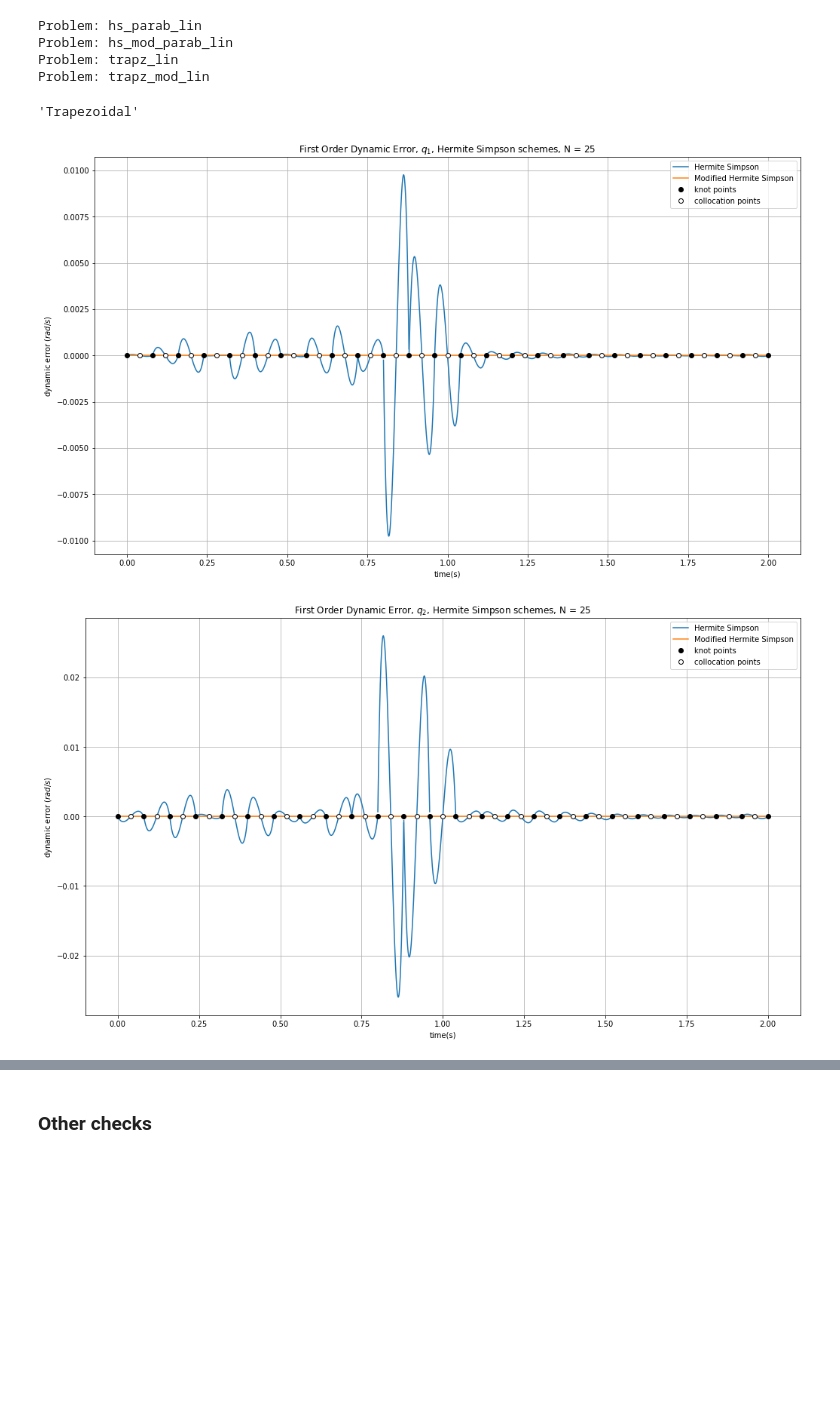
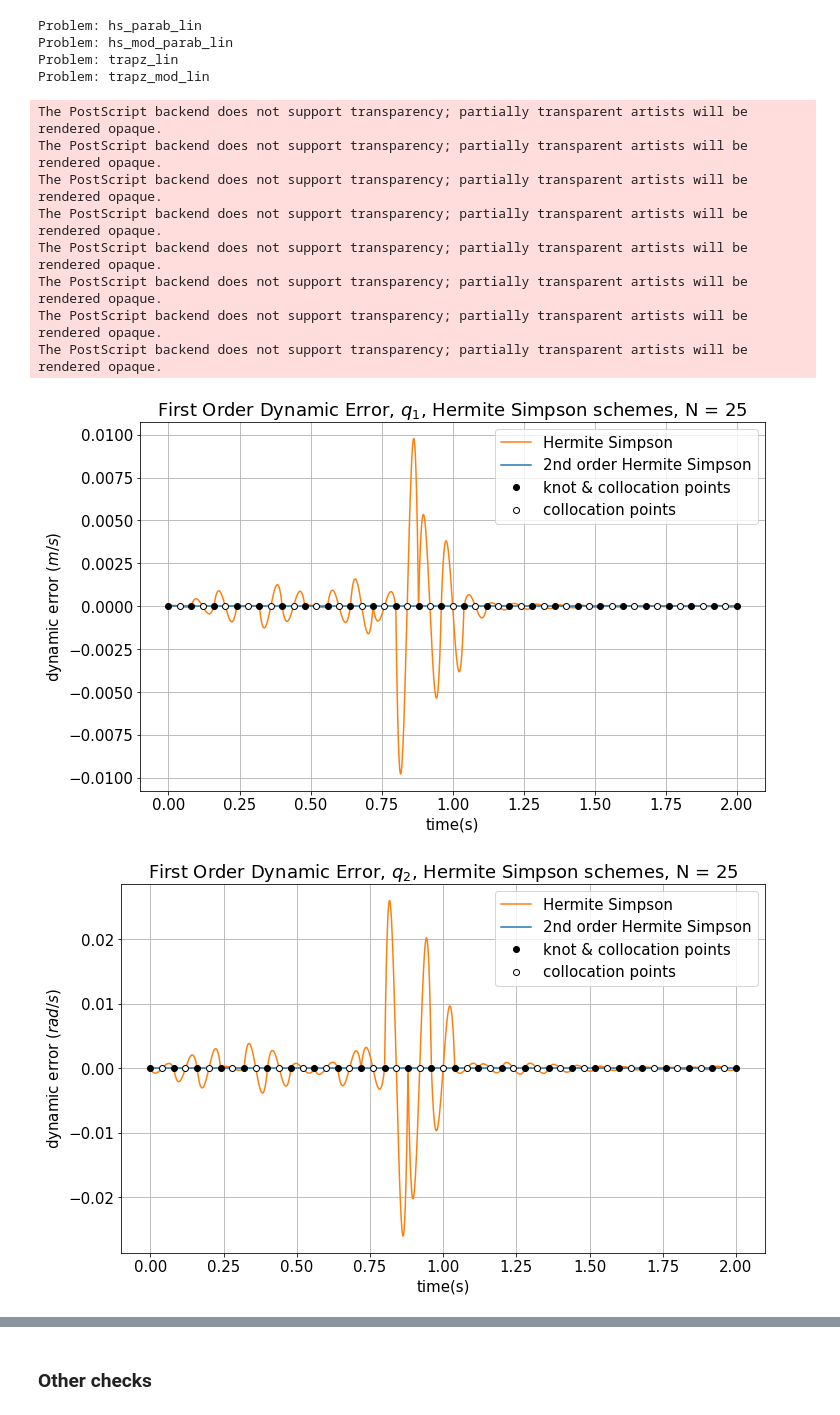
Before and after one commit to AunSiro/Second-Order-Schemes, a Jupyter notebook: Cartpole-Underactuated.ipynb, the cells around one changed output, grey strips where cells are left out. Drawn from its saved outputs; the diff is of its cells as text; code cells hidden in the pictures; blank space fills up the shorter version.

Commit message:
graph changes

```diff
--- a/Cartpole-Underactuated.ipynb
+++ b/Cartpole-Underactuated.ipynb
@@ -352,11 +341,0 @@ trapz_mod_lin 0.013866708278656006
-# %%
-plt.figure(figsize=[16,10])
-labels = ['q1','q2','v1','v2']
-#for ii in range(4):
-ii = 0
-key = 'hs_parab_lin'
-plt.plot(results[key][25]['x'][:,ii], label = labels[ii])
-key = 'hs_mod_parab_lin'
-plt.plot(results[key][25]['x'][:,ii], label = labels[ii])
-plt.grid()
-plt.legend()
@@ -450,10 +428,3 @@ dyn_err_q_hs_lin, dyn_err_v_hs_lin, dyn_err_2_a_hs_lin, dyn_err_2_b_hs_lin = dyn
     u_scheme='parab',
     scheme_params={'u_c':results[key][25]['u_c']},
     n_interp= n_graph)
-# %%
-for ii in range(2):
-    plt.figure(figsize=[14,8])
-    plt.plot(t_arr,-dyn_err_q_hs_lin[:,ii], '-', label = f'q {ii}')
-    plt.plot(np.linspace(0,2,26), np.zeros(26), 'ok')
-    plt.legend()
-    plt.grid()
@@ -527,15 +496,3 @@ def state_error(t_arr, dyn_err, N,):
 def total_state_error(t_arr, dyn_err):
     errors = np.trapz(np.abs(dyn_err), t_arr, axis=0)
     return errors
-# %%
-st_err = state_error(t_arr, dyn_err_2_b_hs_lin, 25)
-plt.figure(figsize=[12,6])
-ii = 0
-plt.plot(np.linspace(0,2,26)[1:],st_err[:,ii], 'o', label = f'q {ii}')
-plt.legend()
-plt.grid()
-plt.figure(figsize=[12,6])
-ii = 1
-plt.plot(np.linspace(0,2,26)[1:],st_err[:,ii], 'o', label = f'q {ii}')
-plt.legend()
-plt.grid()
@@ -627,43 +593,51 @@ Problem: hs_parab_lin
 Problem: hs_mod_parab_lin
 Problem: trapz_lin
 Problem: trapz_mod_lin
-# %%
-titles[0].replace(' ','_')
-# %% [output]
-'Trapezoidal'
+# %%
+plt.rcParams.update({'font.size': 15})
+oct_fig_size = [10,6]
 # %%
 sch = [['hs_parab','hs_mod_parab'],['trapz', 'trapz_mod']]
-tit = [['Hermite Simpson','Modified Hermite Simpson'],['Trapezoidal', 'Modified Trapezoidal']]
-colors = [f'C{ii}' for ii in range(9)]
+tit = [['Hermite Simpson','2nd order Hermite Simpson'],['Trapezoidal', '2nd order Trapezoidal']]
+colors = [f'C{ii}' for ii in [1,0,2,3]]
 n_int = len(t_arr)
 N_hh = [25,50]
 for hh in range(2):
     schemes = sch[hh]
     titles = tit[hh]
     N = N_hh[hh]
     interv_n = (N * t_arr)/2
     for ii in range(2):
-        plt.figure(figsize=[14,8])
+        plt.figure(figsize=oct_fig_size)
         for kk in range(len(schemes)):
             scheme = schemes[kk]
             key = scheme + '_lin'
             cut_p = 0
             for ll in range(1,N+1):
                 jj = np.searchsorted(interv_n, ll)
                 plt.plot(t_arr[cut_p:jj],results[key][N]['err_q_int'][cut_p:jj,ii], '-', c = colors[2*hh+kk], label = titles[kk] if cut_p == 0 else None)
                 cut_p = jj
-        plt.plot(np.linspace(0,2,N+1), np.zeros(N+1), 'ok', label = 'knot points')
+        plt.plot(np.linspace(0,2,N+1), np.zeros(N+1), 'ok', label = 'knot & collocation points')
         if hh == 0:
             plt.plot(np.linspace(0,2,2*N+1)[1::2], np.zeros(N), 'ow', markeredgecolor='k', label = 'collocation points')
         plt.legend()
         plt.grid()
         #plt.ylim([-0.00022, 0.00022])
         plt.title(f'First Order Dynamic Error, $q_{ii+1}$, {titles[0]} schemes, N = {N}')
         plt.xlabel('time(s)')
-        plt.ylabel('dynamic error $(rad/s)$')
+        units = 'm/s' if ii == 0 else'rad/s'
+        plt.ylabel(f'dynamic error $({units})$')
         plt.tight_layout(pad = 0.0)
         sch_type = titles[0].replace(' ','_')
         plt.savefig(f'Cartpole_First_Order_Dynamic_Error_q_{ii+1}_{sch_type}_schemes_N_{N}.eps', format='eps')
 # %% [output]
+The PostScript backend does not support transparency; partially transparent artists will be rendered opaque.
+The PostScript backend does not support transparency; partially transparent artists will be rendered opaque.
+The PostScript backend does not support transparency; partially transparent artists will be rendered opaque.
+The PostScript backend does not support transparency; partially transparent artists will be rendered opaque.
+The PostScript backend does not support transparency; partially transparent artists will be rendered opaque.
+The PostScript backend does not support transparency; partially transparent artists will be rendered opaque.
+The PostScript backend does not support transparency; partially transparent artists will be rendered opaque.
+The PostScript backend does not support transparency; partially transparent artists will be rendered opaque.
-[figure, old version]
+[figure, new version]
-[figure, old version]
+[figure, new version]
```
Also changed, not shown: parts of 32 cells of this notebook.
